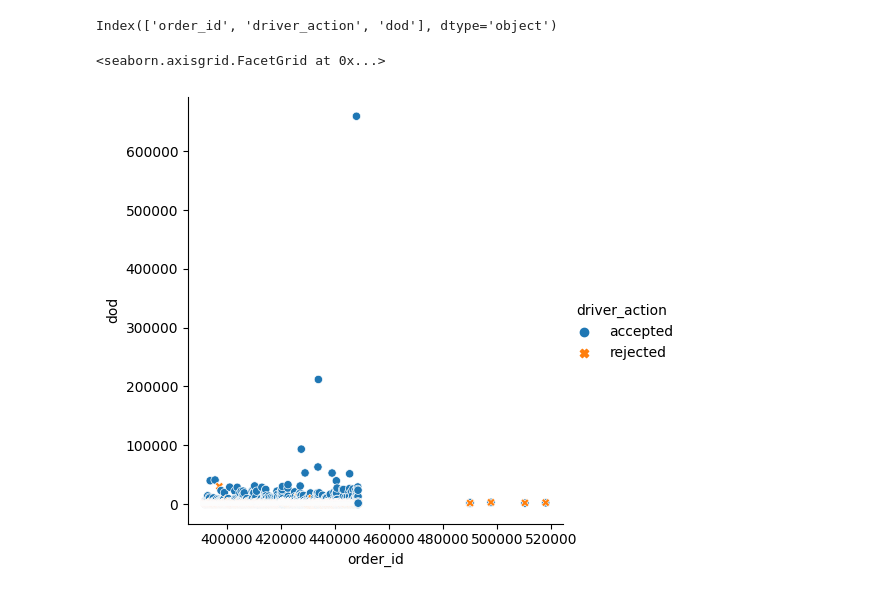
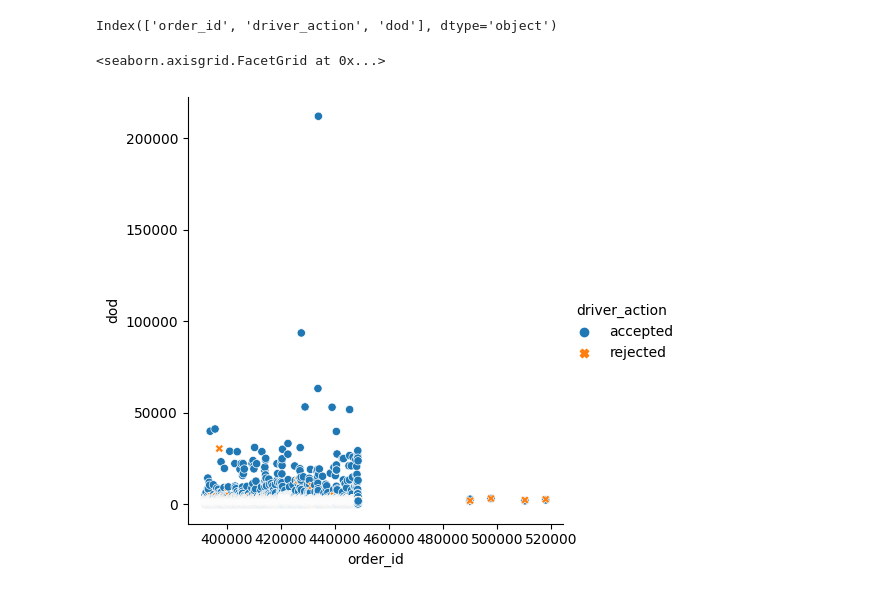
Before and after one commit to degagawolde/delivery-drivers-location-optimisation-with-causal-inference, a Jupyter notebook: notebooks/data_visualization.ipynb, the cells around one changed output. Saved outputs shown, nothing was run; the diff lists cells and outputs as text; code cells hidden in the pictures.

Commit message:
visualizing the data

```diff
--- a/notebooks/data_visualization.ipynb
+++ b/notebooks/data_visualization.ipynb
@@ -21,7 +32,8 @@ df.head()
 # %% [markdown]
 ### plot driver distance vs acceptance rate
 # %%
-df_acc = df.groupby(['order_id','driver_action']).agg({'driver_order_dst':['mean']}).reset_index()
+df_acc = df.groupby(['order_id','driver_action']).agg(
+    {'driver_order_dst':['mean']}).reset_index()
 df_acc['dod'] = df_acc['driver_order_dst']['mean']
 
 df_new = pd.DataFrame()
@@ -34,9 +46,9 @@ df_new.columns
 Index(['order_id', 'driver_action', 'dod'], dtype='object')
 # %%
 sns.relplot(
-    data=df_new,
+    data=df_new[df_new['dod']<500000],
     x="order_id", y="dod", hue="driver_action", style="driver_action"
 )
 # %% [output]
 <seaborn.axisgrid.FacetGrid at 0x...>
-[figure, old version]
+[figure, new version]
```
Also changed, not shown: parts of 9 cells of this notebook, 2 other files.
